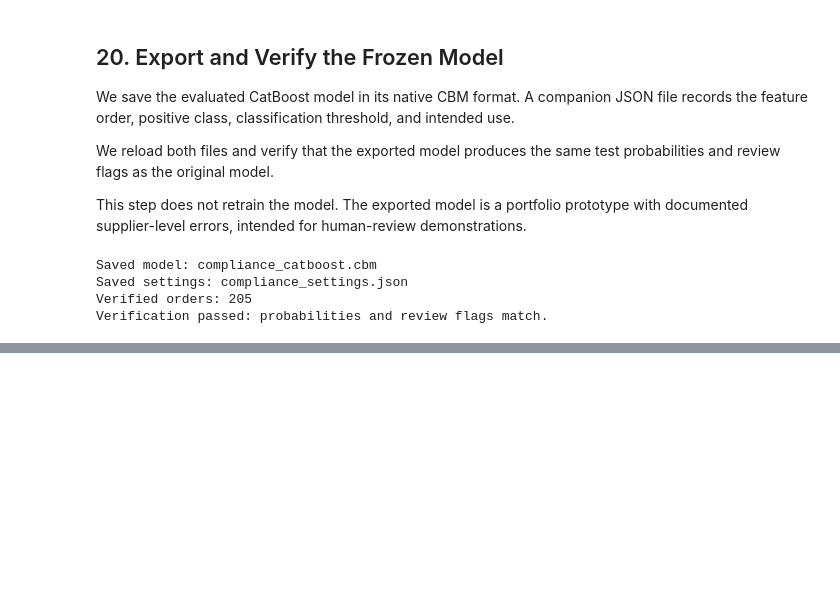
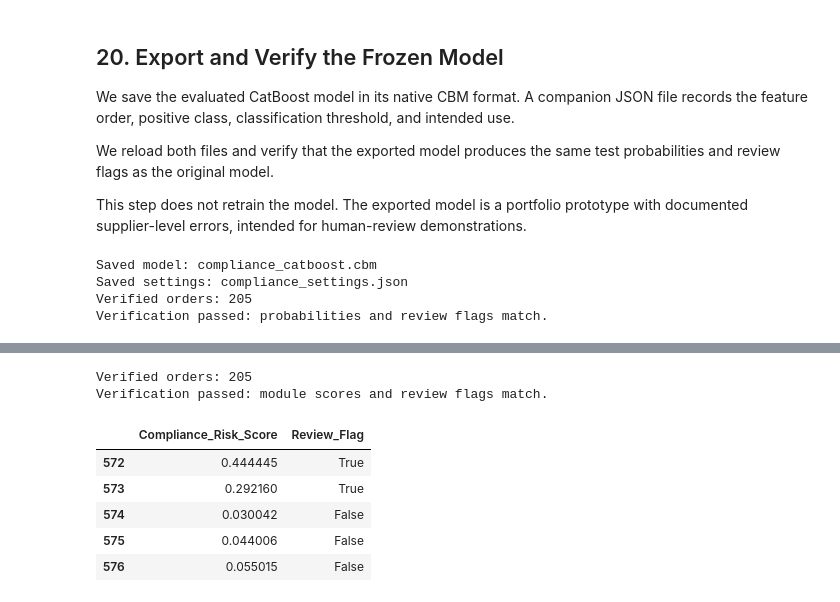
Before and after one commit to ahmasaidMDT/procuresight-ai, a Jupyter notebook: notebooks/04_compliance_modelling.ipynb, the cells around one changed output, grey strips where cells are left out. Saved outputs shown, nothing was run; the diff lists cells and outputs as text; code cells hidden in the pictures; blank space fills up the shorter version.

Commit message:
Add reusable compliance predictor and automated input checks

```diff
--- a/notebooks/04_compliance_modelling.ipynb
+++ b/notebooks/04_compliance_modelling.ipynb
@@ -2556,0 +2567,33 @@ Verification passed: probabilities and review flags match.
+# %%
+from procuresight_ai.prediction import CompliancePredictor
+
+predictor = CompliancePredictor(PROJECT_ROOT / "models")
+
+module_results = predictor.predict(X_test)
+
+np.testing.assert_allclose(
+    module_results["Compliance_Risk_Score"].to_numpy(),
+    test_probability,
+    rtol=1e-12,
+    atol=1e-12,
+)
+
+np.testing.assert_array_equal(
+    module_results["Review_Flag"].to_numpy(),
+    test_prediction.astype(bool),
+)
+
+assert module_results.index.equals(X_test.index)
+
+print(f"Verified orders: {len(module_results)}")
+print("Verification passed: module scores and review flags match.")
+display(module_results.head())
+# %% [output]
+Verified orders: 205
+Verification passed: module scores and review flags match.
+|  | Compliance_Risk_Score | Review_Flag |
+| 572 | 0.444445 | True |
+| 573 | 0.292160 | True |
+| 574 | 0.030042 | False |
+| 575 | 0.044006 | False |
+| 576 | 0.055015 | False |
```
Also changed, not shown: parts of 1 cell of this notebook, 2 other files.
